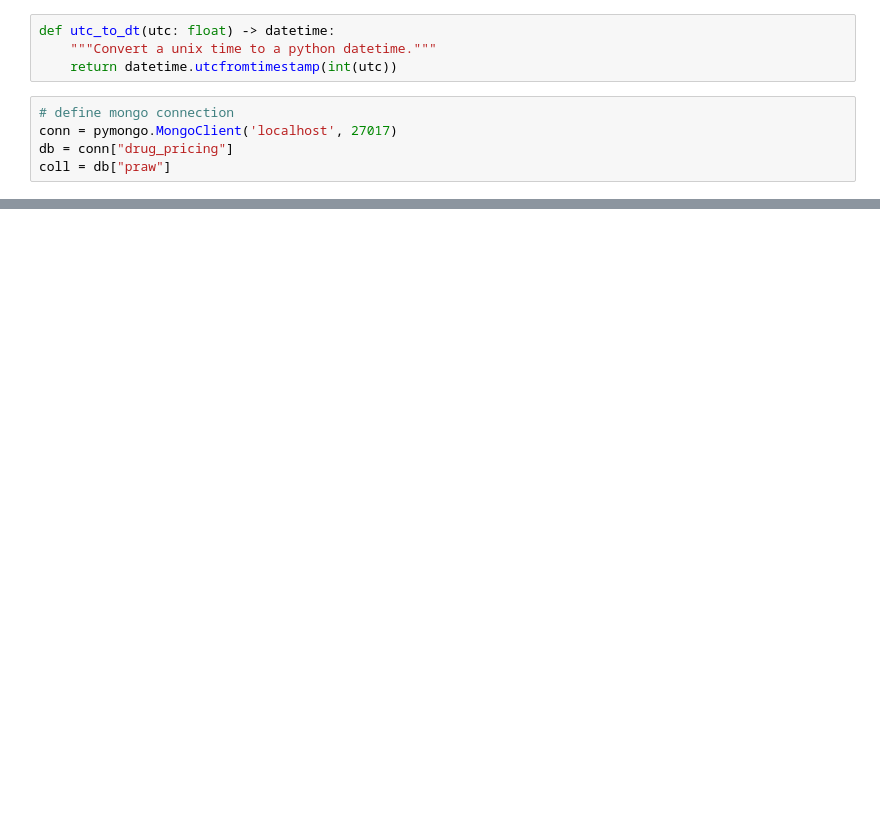
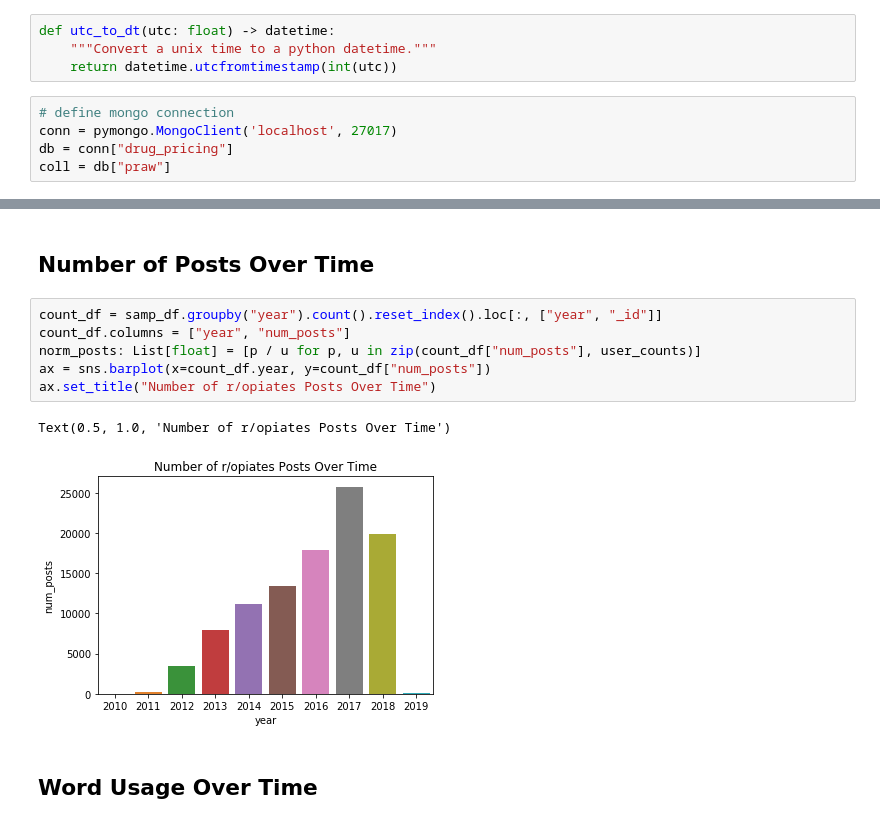
Before and after one commit to akilby/drug_pricing, a Jupyter notebook: notebooks/explore.ipynb, the cells around one changed output, grey strips where cells are left out. Drawn from its saved outputs; the diff is of its cells as text; blank space fills up the shorter version.

```diff
--- a/notebooks/explore.ipynb
+++ b/notebooks/explore.ipynb
@@ -23,0 +57,13 @@ str(utc_to_dt(1271701857))
+# %% [markdown]
+## Number of Posts Over Time
+# %%
+count_df = samp_df.groupby("year").count().reset_index().loc[:, ["year", "_id"]]
+count_df.columns = ["year", "num_posts"]
+norm_posts: List[float] = [p / u for p, u in zip(count_df["num_posts"], user_counts)]
+ax = sns.barplot(x=count_df.year, y=count_df["num_posts"])
+ax.set_title("Number of r/opiates Posts Over Time")
+# %% [output]
+Text(0.5, 1.0, 'Number of r/opiates Posts Over Time')
+[figure, added]
+# %% [markdown]
+## Word Usage Over Time
```
Also changed, not shown: parts of 19 cells of this notebook, 5 other files.
